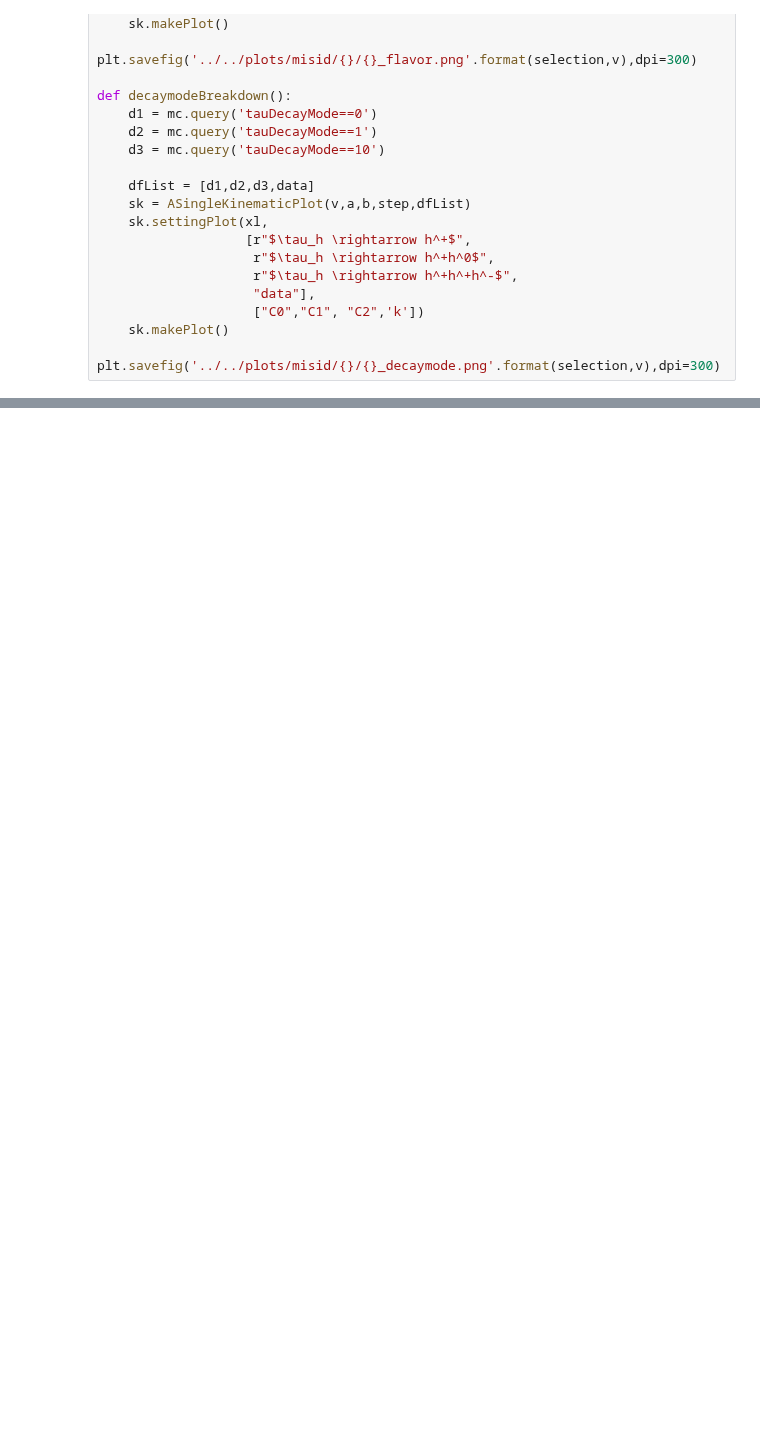
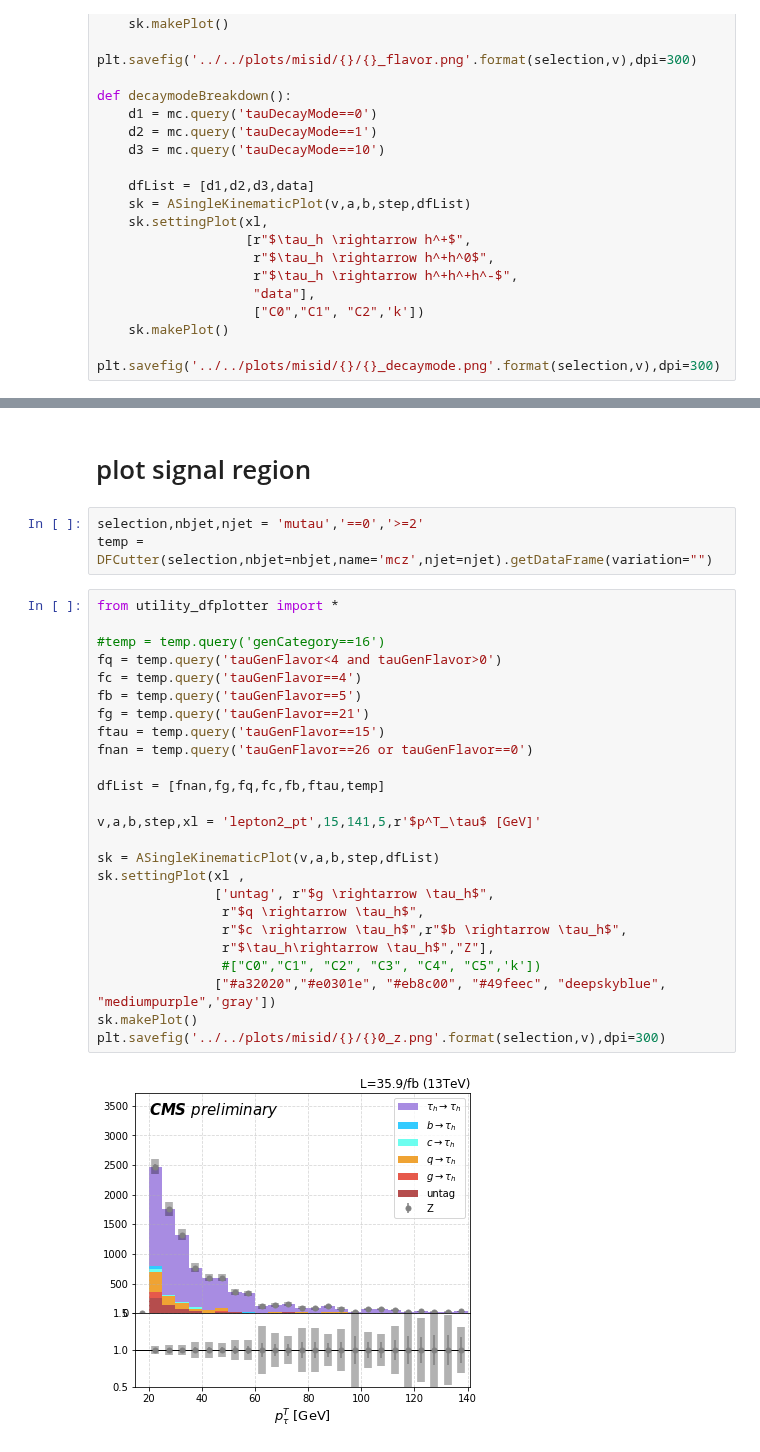
Before and after one commit to ZihengChen/WBranchingFaction, a Jupyter notebook: notebooks/studies/misid_plot.ipynb, the cells around one changed output, grey strips where cells are left out. Cells and saved outputs as stored; diff of their text form; blank space fills up the shorter version.

```diff
--- a/notebooks/studies/misid_plot.ipynb
+++ b/notebooks/studies/misid_plot.ipynb
@@ -83,0 +144,32 @@ decaymodeBreakdown()
+# %% [markdown]
+# plot signal region
+# %%
+selection,nbjet,njet = 'mutau','==0','>=2'
+temp = DFCutter(selection,nbjet=nbjet,name='mcz',njet=njet).getDataFrame(variation="")
+# %%
+from utility_dfplotter import *
+
+#temp = temp.query('genCategory==16')
+fq = temp.query('tauGenFlavor<4 and tauGenFlavor>0')
+fc = temp.query('tauGenFlavor==4')
+fb = temp.query('tauGenFlavor==5')
+fg = temp.query('tauGenFlavor==21')
+ftau = temp.query('tauGenFlavor==15')
+fnan = temp.query('tauGenFlavor==26 or tauGenFlavor==0')
+
+dfList = [fnan,fg,fq,fc,fb,ftau,temp]
+
+v,a,b,step,xl = 'lepton2_pt',15,141,5,r'$p^T_\tau$ [GeV]'
+
+sk = ASingleKinematicPlot(v,a,b,step,dfList)
+sk.settingPlot(xl ,
+               ['untag', r"$g \rightarrow \tau_h$",
+                r"$q \rightarrow \tau_h$",
+                r"$c \rightarrow \tau_h$",r"$b \rightarrow \tau_h$",
+                r"$\tau_h\rightarrow \tau_h$","Z"],
+                #["C0","C1", "C2", "C3", "C4", "C5",'k'])
+               ["#a32020","#e0301e", "#eb8c00", "#49feec", "deepskyblue", "mediumpurple",'gray'])
+sk.makePlot()
+plt.savefig('../../plots/misid/{}/{}0_z.png'.format(selection,v),dpi=300)
+# %% [output]
+[figure, added]
```
Also changed, not shown: parts of 5 cells of this notebook, 10 other files.
